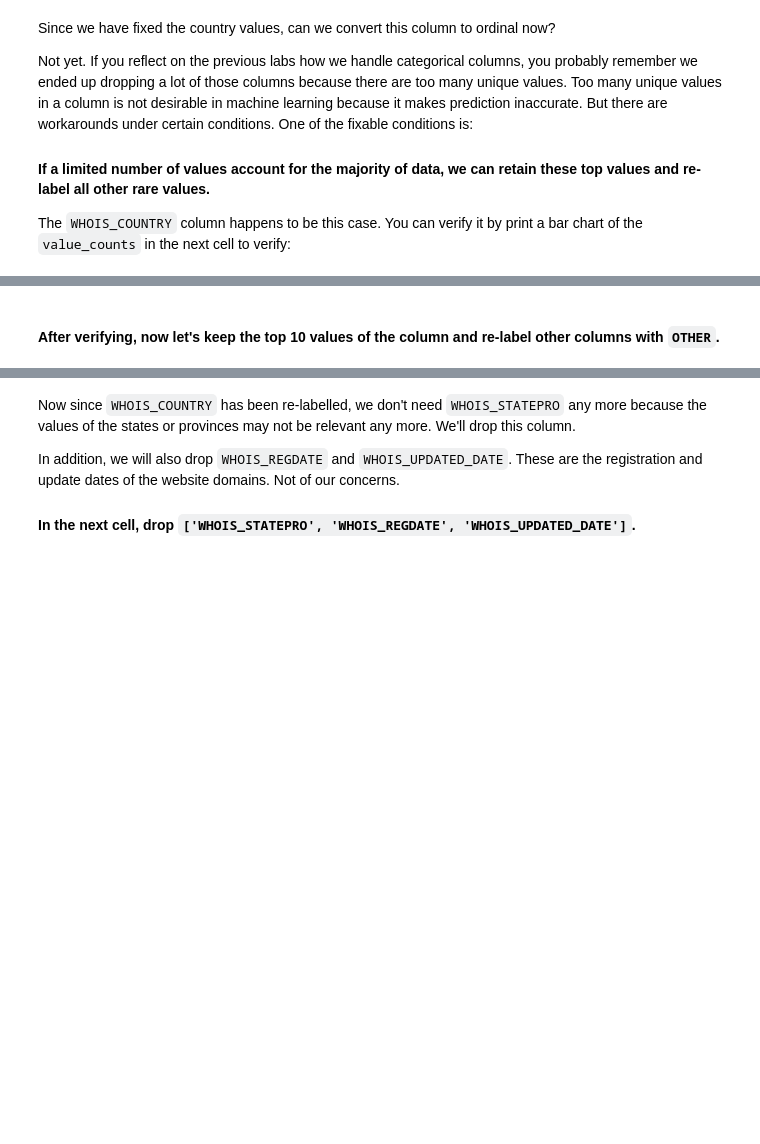
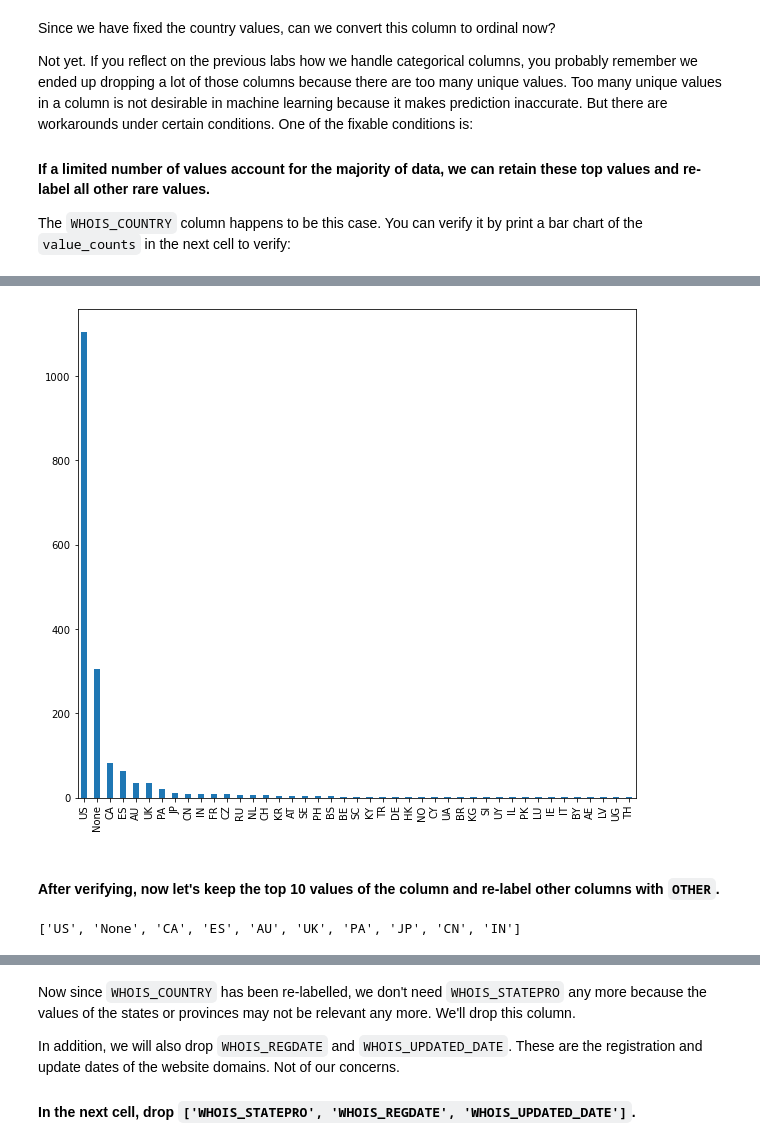
Before and after one commit to ta-data-remote/lab-supervised-learning, a Jupyter notebook: your-code/main.ipynb, the cells around one changed output, grey strips where cells are left out. Saved outputs shown, nothing was run; the diff lists cells and outputs as text; code cells hidden in the pictures; blank space fills up the shorter version.

```diff
--- a/your-code/main.ipynb
+++ b/your-code/main.ipynb
@@ -144,0 +184,3 @@ dtype: int64
+# %%
+data.drop(columns="CONTENT_LENGTH", axis=1, inplace=True)
+data.isna().sum()
@@ -149,4 +229,9 @@ If all cleaned, proceed. Otherwise, go back and do more cleaning.
 # %%
 # Examine missing values in each column
+
+
+data.dropna(axis=0, inplace=True)
+
+data.isna().sum()
 # %% [output]
 URL                          0
@@ -192,0 +277,4 @@ How to handle string columns is always case by case. Let's start by working on `
+# %%
+data["WHOIS_COUNTRY"].replace({"Cyprus": "CY", "us": "US", "se":"SE", "ru" : "RU"}, inplace=True)
+# %%
+data["WHOIS_COUNTRY"] = data["WHOIS_COUNTRY"].replace(['GB','United Kingdom',"[u'GB'; u'UK']"],["UK","UK","UK"])
@@ -206,2 +309,6 @@ The `WHOIS_COUNTRY` column happens to be this case. You can verify it by print a
+# %%
+data['WHOIS_COUNTRY'].value_counts().plot(kind='bar', figsize=(10, 9));
+# %% [output]
+[figure, added]
 # %% [markdown]
 #### After verifying, now let's keep the top 10 values of the column and re-label other columns with `OTHER`.
@@ -209,0 +315,13 @@ The `WHOIS_COUNTRY` column happens to be this case. You can verify it by print a
+# %%
+top10 = data['WHOIS_COUNTRY'].value_counts()[:10]#.index[0]
+
+#type(top10)
+
+top10_countries = []
+
+for i in range(0,len(top10)):
+        top10_countries.append(top10.index[i])
+
+print(top10_countries)
+# %% [output]
+['US', 'None', 'CA', 'ES', 'AU', 'UK', 'PA', 'JP', 'CN', 'IN']
```
Also changed, not shown: parts of 96 cells of this notebook.
